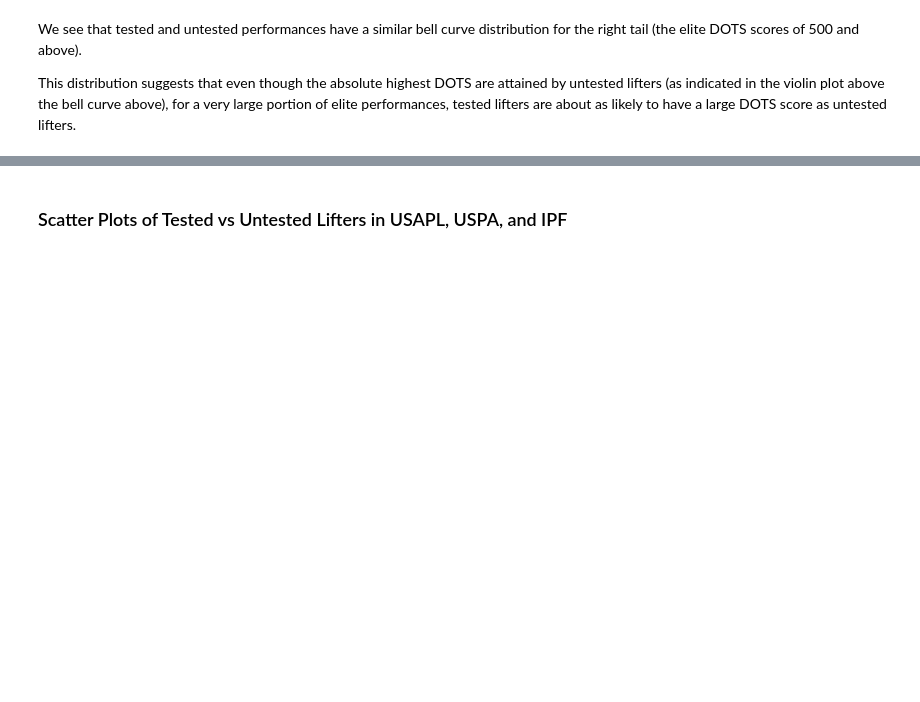
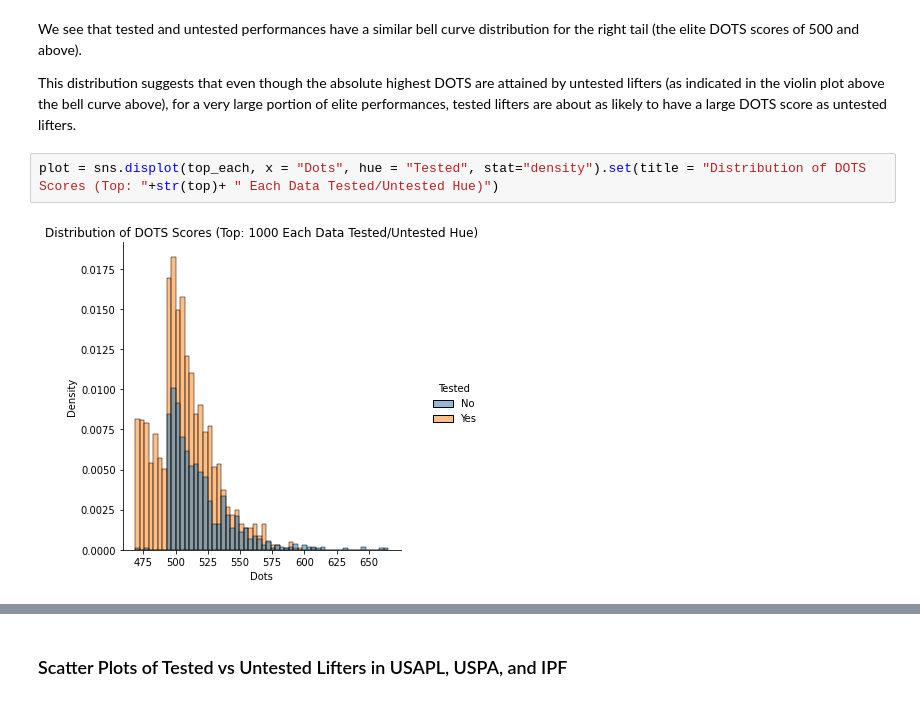
Before and after one commit to as2032/as2032.github.io, a Jupyter notebook: final_tutorial.ipynb, the cells around one changed output, grey strips where cells are left out. Cells and saved outputs as stored; diff of their text form; blank space fills up the shorter version.

```diff
--- a/final_tutorial.ipynb
+++ b/final_tutorial.ipynb
@@ -184,3 +198,7 @@ plot = sns.displot(test_feds, x = "Dots", hue = "Tested").set(title = "Distribut
 We see that tested and untested performances have a similar bell curve distribution for the right tail (the elite DOTS scores of 500 and above).
 
 This distribution suggests that even though the absolute highest DOTS are attained by untested lifters (as indicated in the violin plot above the bell curve above), for a very large portion of elite performances, tested lifters are about as likely to have a large DOTS score as untested lifters.
+# %%
+plot = sns.displot(top_each, x = "Dots", hue = "Tested", stat="density").set(title = "Distribution of DOTS Scores (Top: "+str(top)+ " Each Data Tested/Untested Hue)")
+# %% [output]
+[figure, added]
```
Also changed, not shown: parts of 5 cells of this notebook.
